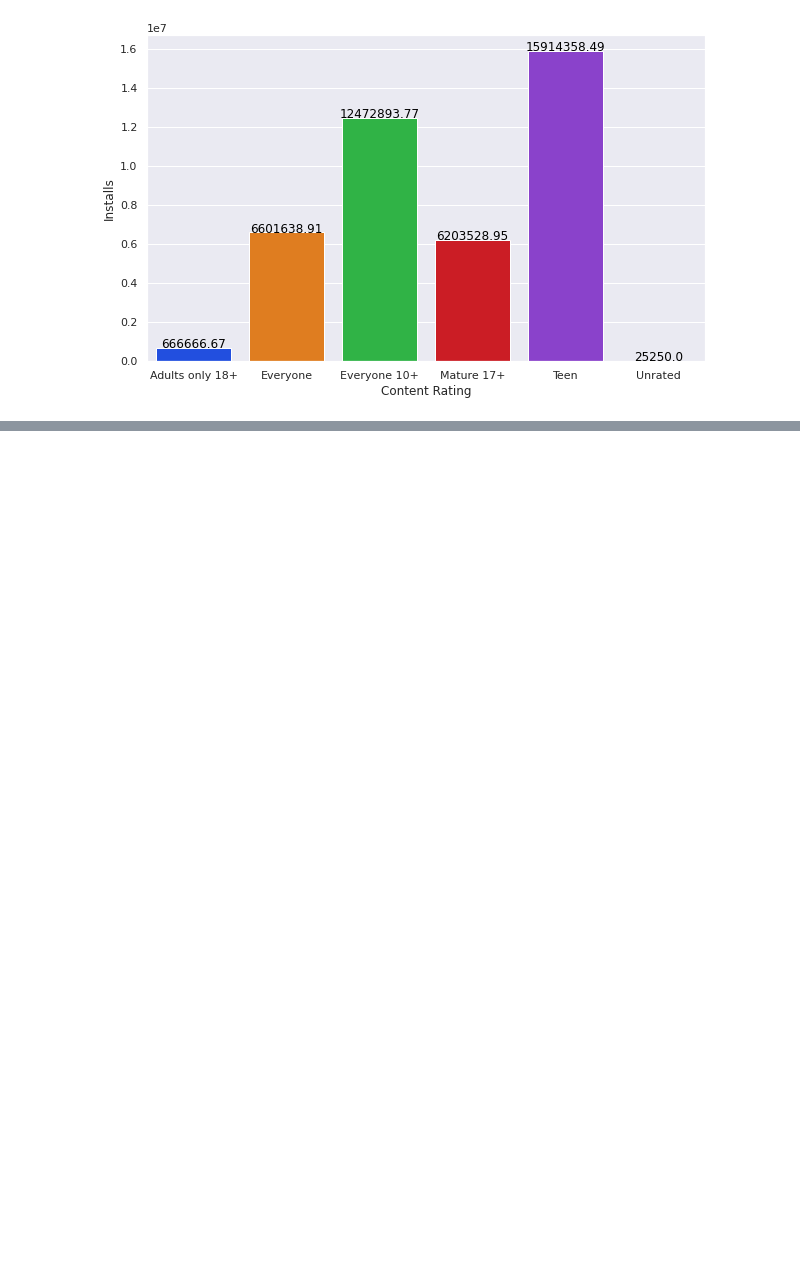
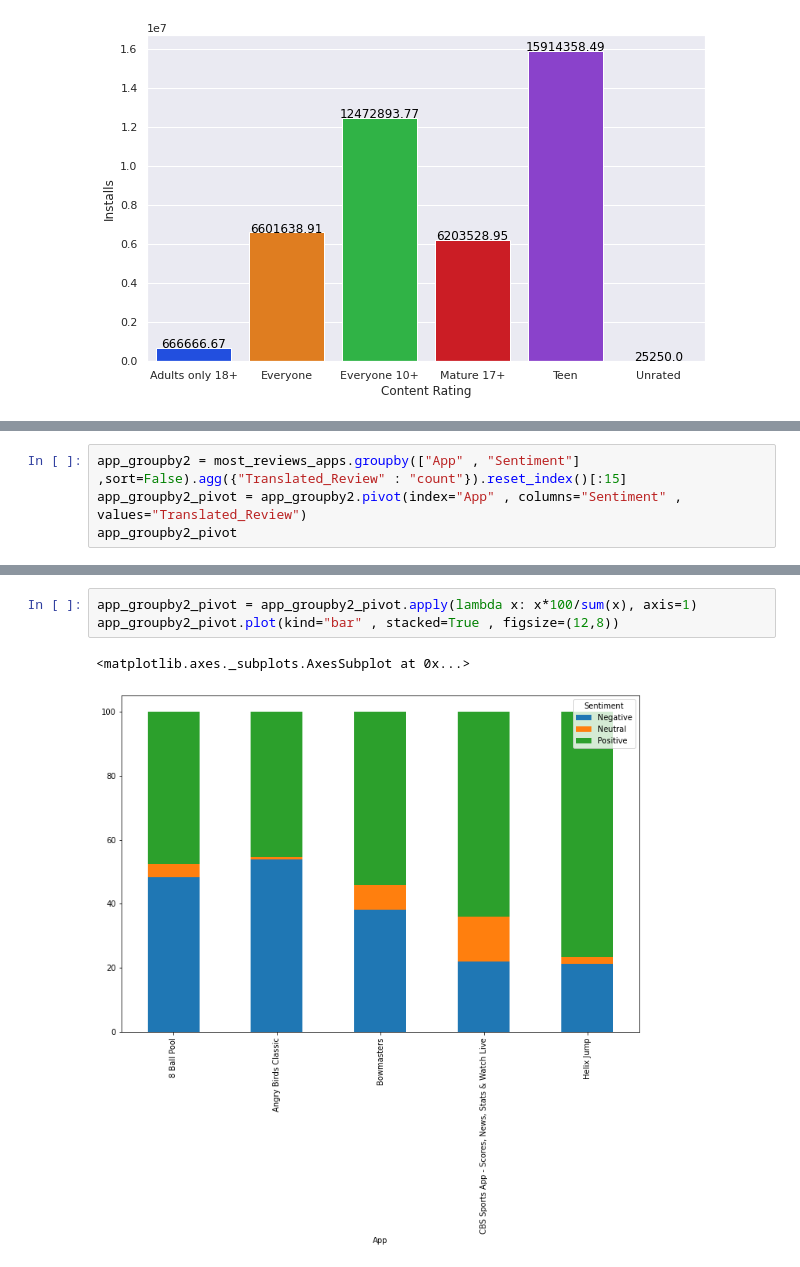
Before and after one commit to Yash1289/play_store_data_Eda, a Jupyter notebook: Play_Store_App_Review_Analysis_Capstone_Project.ipynb, the cells around one changed output, grey strips where cells are left out. Cells and saved outputs as stored; diff of their text form; blank space fills up the shorter version.

```diff
--- a/Play_Store_App_Review_Analysis_Capstone_Project.ipynb
+++ b/Play_Store_App_Review_Analysis_Capstone_Project.ipynb
@@ -333,0 +448,4 @@ for index, row in content_installs_mean.iterrows():
+# %%
+app_groupby2 = most_reviews_apps.groupby(["App" , "Sentiment"] ,sort=False).agg({"Translated_Review" : "count"}).reset_index()[:15]
+app_groupby2_pivot = app_groupby2.pivot(index="App" , columns="Sentiment" , values="Translated_Review")
+app_groupby2_pivot
@@ -333,0 +460,6 @@ for index, row in content_installs_mean.iterrows():
+# %%
+app_groupby2_pivot = app_groupby2_pivot.apply(lambda x: x*100/sum(x), axis=1)
+app_groupby2_pivot.plot(kind="bar" , stacked=True , figsize=(12,8))
+# %% [output]
+<matplotlib.axes._subplots.AxesSubplot at 0x...>
+[figure, added]
```
Also changed, not shown: parts of 11 cells of this notebook.
